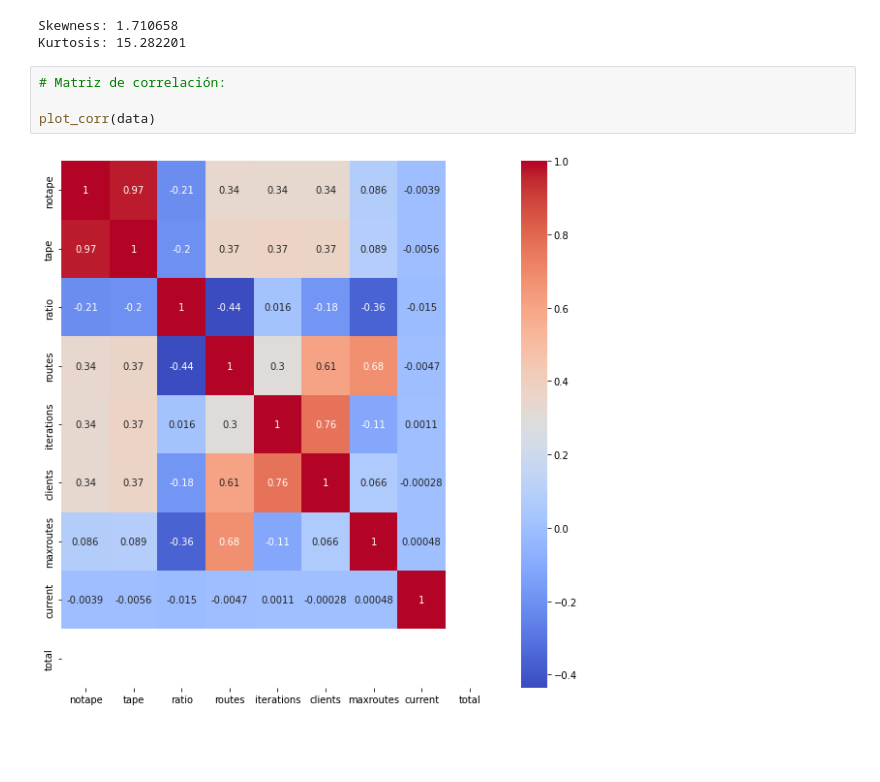
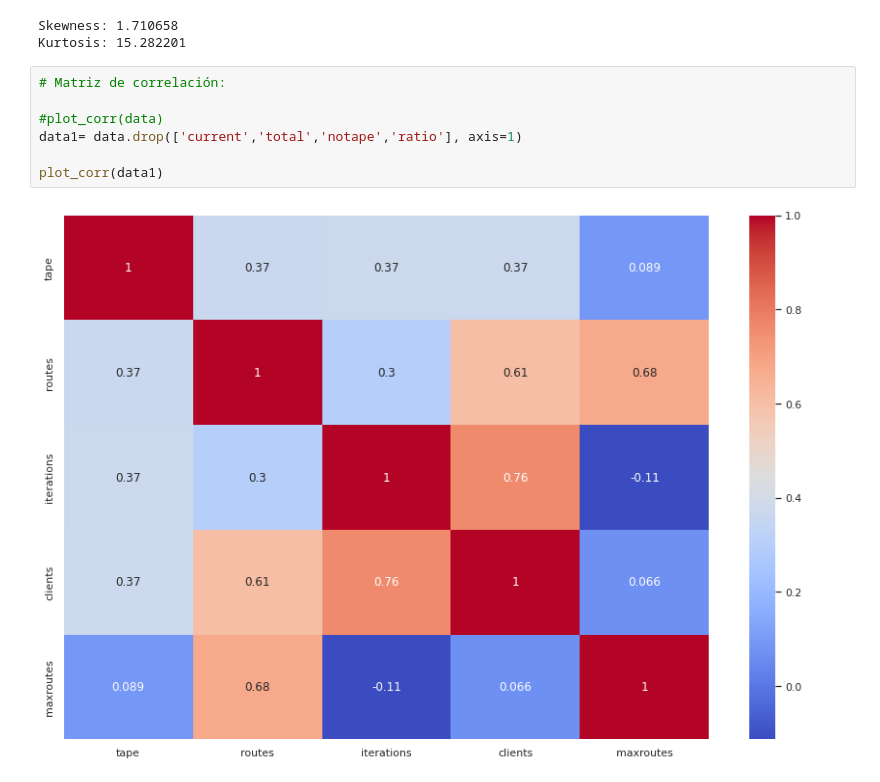
Before and after one commit to luisoibarra/vrp-information-retrieval, a Jupyter notebook: analisis.ipynb, the cells around one changed output. Saved outputs shown, nothing was run; the diff lists cells and outputs as text; blank space fills up the shorter version.

```diff
--- a/analisis.ipynb
+++ b/analisis.ipynb
@@ -174,6 +174,9 @@ Kurtosis: 15.282201
 # %%
 # Matriz de correlación:
 
-plot_corr(data)
+#plot_corr(data)
+data1= data.drop(['current','total','notape','ratio'], axis=1)
+
+plot_corr(data1)
 # %% [output]
-[figure, old version]
+[figure, new version]
```
Also changed, not shown: parts of 1 cell of this notebook.
